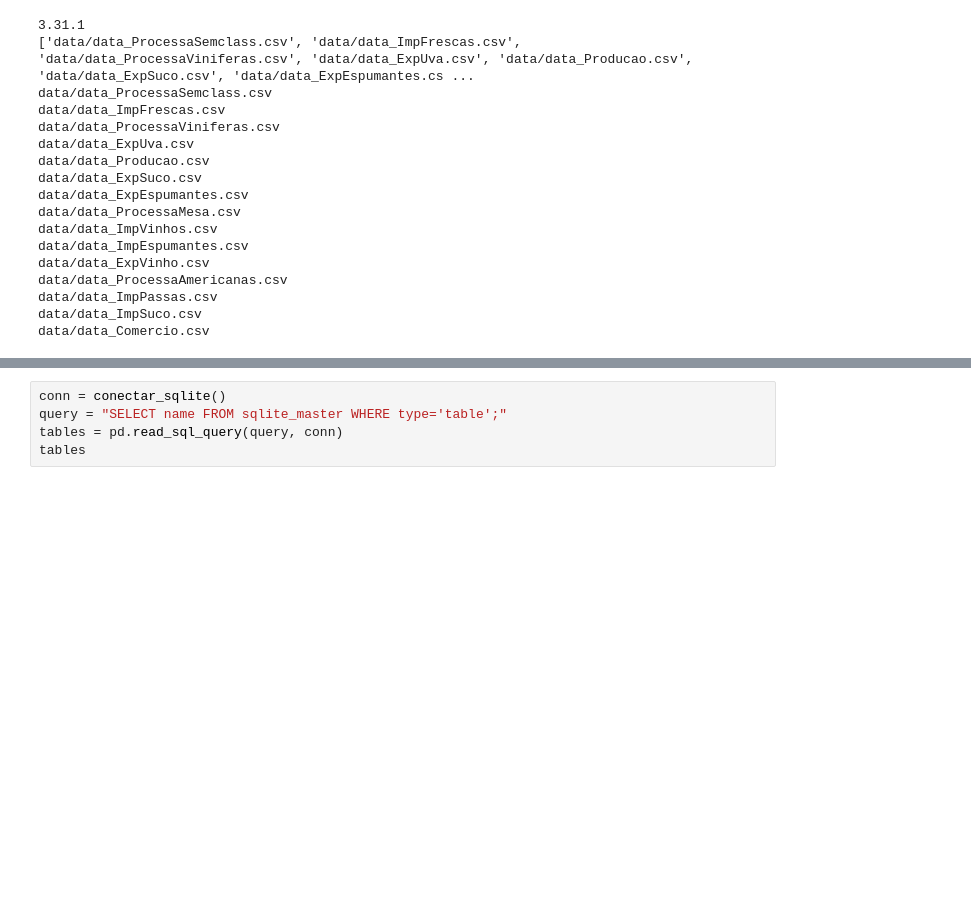
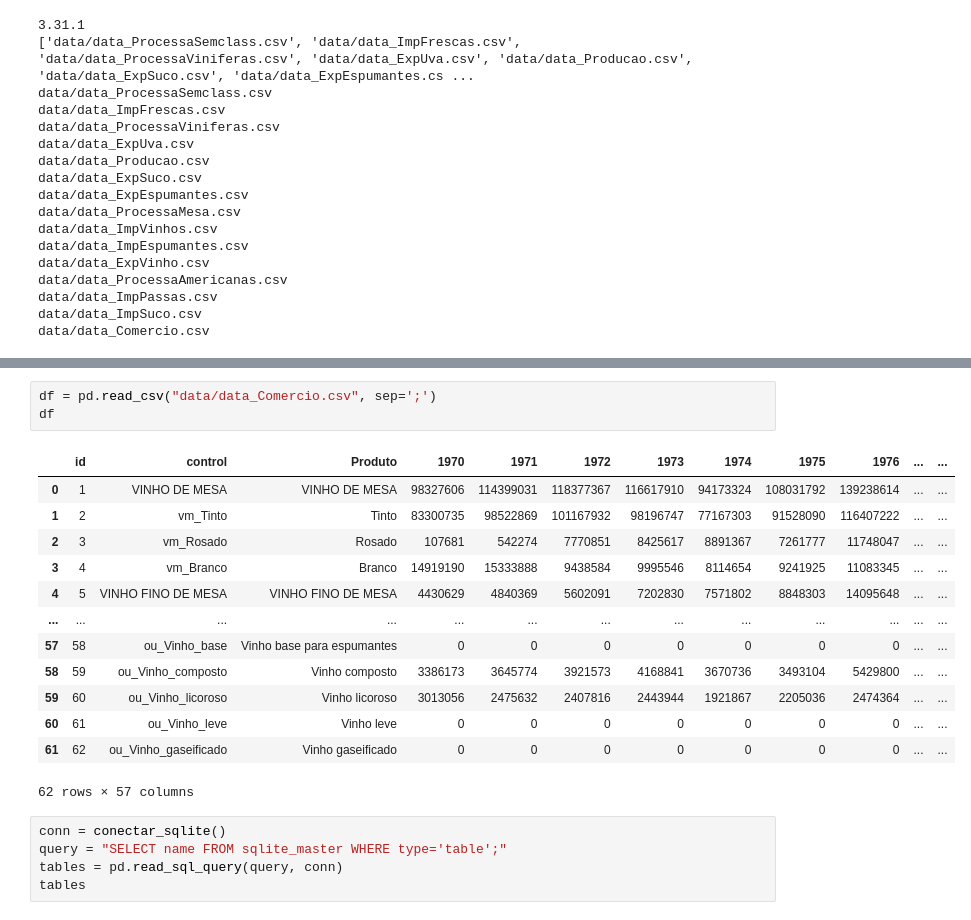
Before and after one commit to Leandro-barreto/fiap_mleng, a Jupyter notebook: fase1/tech_challenge.ipynb, the cells around one changed output, grey strips where cells are left out. Saved outputs shown, nothing was run; the diff lists cells and outputs as text; blank space fills up the shorter version.

```diff
--- a/fase1/tech_challenge.ipynb
+++ b/fase1/tech_challenge.ipynb
@@ -256,3 +262,20 @@ df.head()
+# %%
+df = pd.read_csv("data/data_Comercio.csv", sep=';')
+df
+# %% [output]
+|  | id | control | Produto | 1970 | 1971 | 1972 | 1973 | 1974 | 1975 | 1976 | ... | ... |
+| 0 | 1 | VINHO DE MESA | VINHO DE MESA | 98327606 | 114399031 | 118377367 | 116617910 | 94173324 | 108031792 | 139238614 | ... | ... |
+| 1 | 2 | vm_Tinto | Tinto | 83300735 | 98522869 | 101167932 | 98196747 | 77167303 | 91528090 | 116407222 | ... | ... |
+| 2 | 3 | vm_Rosado | Rosado | 107681 | 542274 | 7770851 | 8425617 | 8891367 | 7261777 | 11748047 | ... | ... |
+| 3 | 4 | vm_Branco | Branco | 14919190 | 15333888 | 9438584 | 9995546 | 8114654 | 9241925 | 11083345 | ... | ... |
+| 4 | 5 | VINHO FINO DE MESA | VINHO FINO DE MESA | 4430629 | 4840369 | 5602091 | 7202830 | 7571802 | 8848303 | 14095648 | ... | ... |
+| ... | ... | ... | ... | ... | ... | ... | ... | ... | ... | ... | ... | ... |
+| 57 | 58 | ou_Vinho_base | Vinho base para espumantes | 0 | 0 | 0 | 0 | 0 | 0 | 0 | ... | ... |
+| 58 | 59 | ou_Vinho_composto | Vinho composto | 3386173 | 3645774 | 3921573 | 4168841 | 3670736 | 3493104 | 5429800 | ... | ... |
+| 59 | 60 | ou_Vinho_licoroso | Vinho licoroso | 3013056 | 2475632 | 2407816 | 2443944 | 1921867 | 2205036 | 2474364 | ... | ... |
+| 60 | 61 | ou_Vinho_leve | Vinho leve | 0 | 0 | 0 | 0 | 0 | 0 | 0 | ... | ... |
+| 61 | 62 | ou_Vinho_gaseificado | Vinho gaseificado | 0 | 0 | 0 | 0 | 0 | 0 | 0 | ... | ... |
+62 rows × 57 columns
 # %%
 conn = conectar_sqlite()
 query = "SELECT name FROM sqlite_master WHERE type='table';"
```
Also changed, not shown: parts of 1 cell of this notebook, 22 other files.
